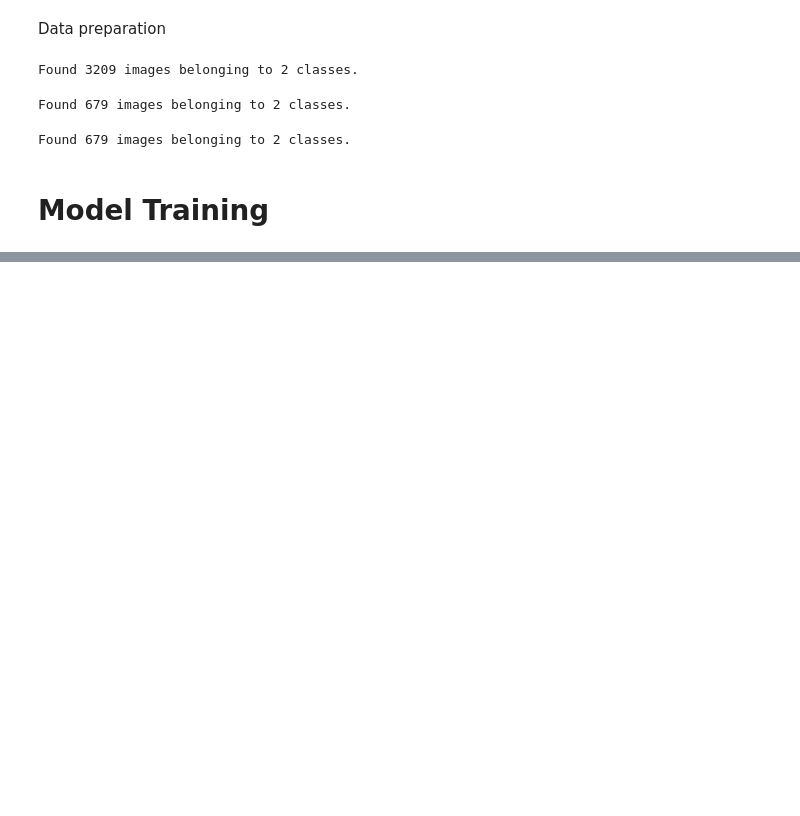
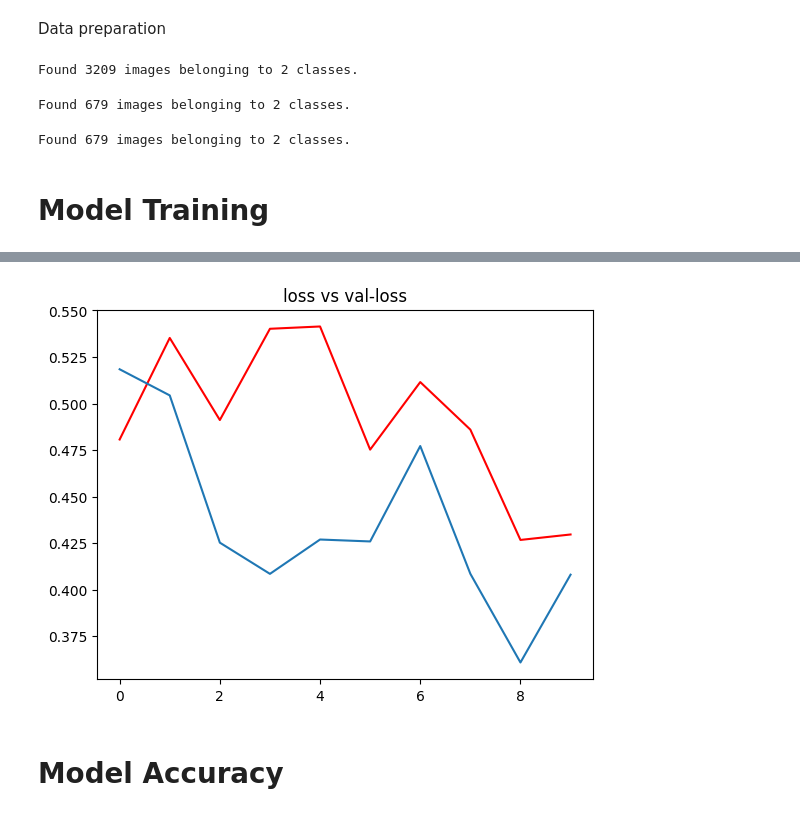
Before and after one commit to AnushkaSamaranayake/Cancer-Detection-using-Deep-Learning, a Jupyter notebook: cancer-detection.ipynb, the cells around one changed output, grey strips where cells are left out. Cells and saved outputs as stored; diff of their text form; code cells hidden in the pictures; blank space fills up the shorter version.

```diff
--- a/cancer-detection.ipynb
+++ b/cancer-detection.ipynb
@@ -178,0 +213,11 @@ history = model.fit_generator(generator=train_data, steps_per_epoch=8, epochs=30
+# %%
+import matplotlib.pyplot as plt
+plt.plot(h['loss'], c='red')
+plt.plot(h['val_loss'])
+
+plt.title("loss vs val-loss")
+plt.show()
+# %% [output]
+[figure, added]
+# %% [markdown]
+# Model Accuracy
```
Also changed, not shown: parts of 10 cells of this notebook, 1 other file.
